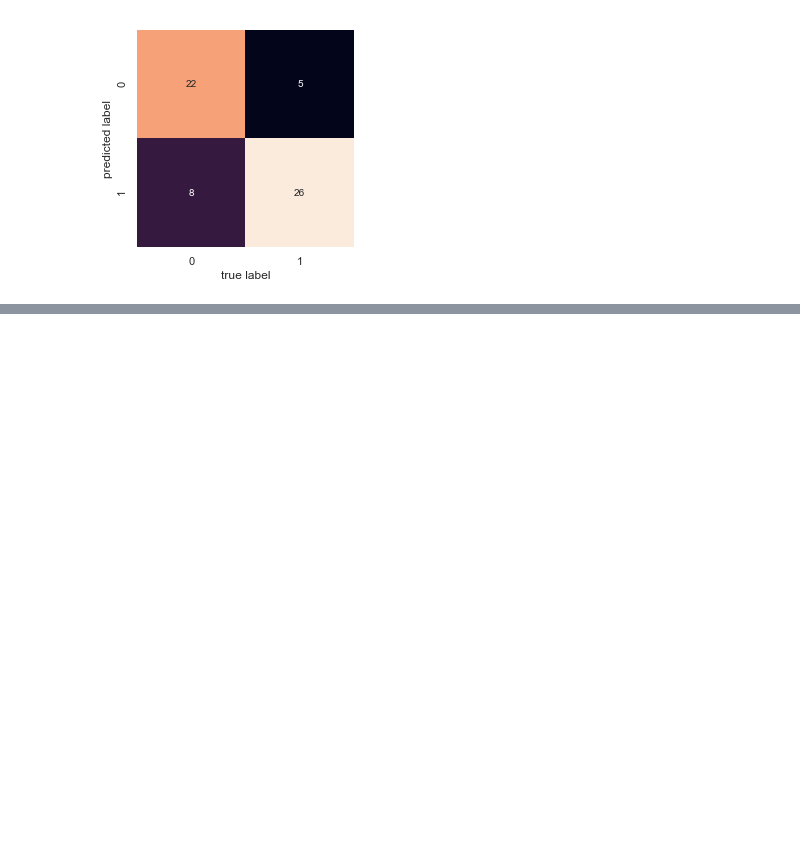
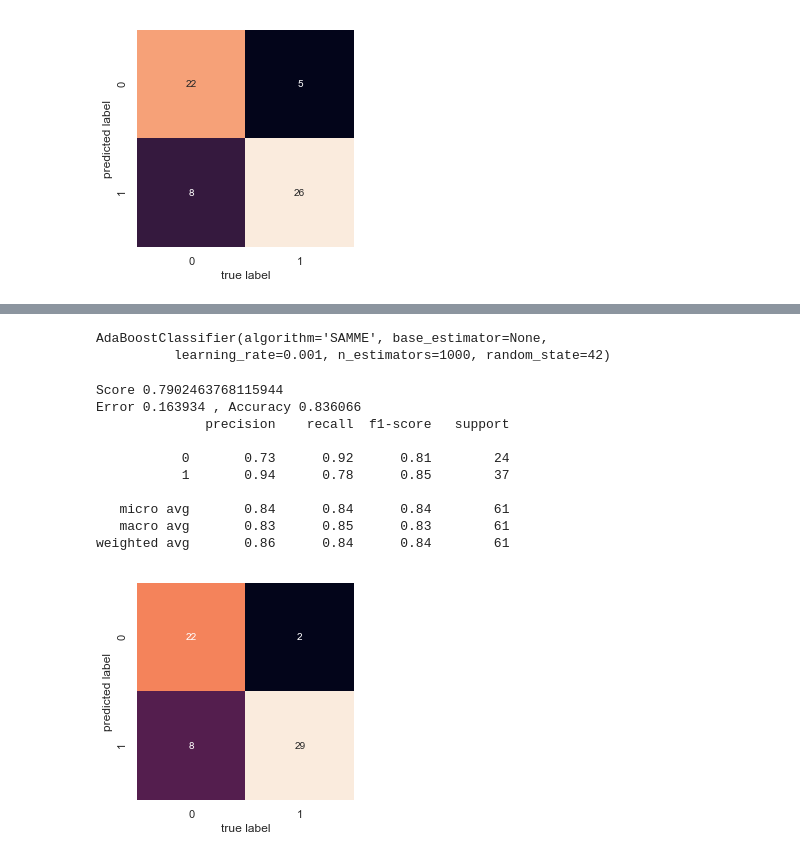
Before and after one commit to wink94/Heart-Disease-Predict, a Jupyter notebook: RandomForest.ipynb, the cells around one changed output, grey strips where cells are left out. Drawn from its saved outputs; the diff is of its cells as text; code cells hidden in the pictures; blank space fills up the shorter version.

Commit message:
random forest done

```diff
--- a/RandomForest.ipynb
+++ b/RandomForest.ipynb
@@ -355,0 +387,39 @@ ValueError: Found input variables with inconsistent numbers of samples: [61, 242
+# %%
+#adaboost classifier for boosting
+adbc = AdaBoostClassifier(n_estimators=1000,algorithm='SAMME',random_state=42,learning_rate=0.001)
+adbc.fit(train_important, train_labels)
+# %% [output]
+AdaBoostClassifier(algorithm='SAMME', base_estimator=None,
+          learning_rate=0.001, n_estimators=1000, random_state=42)
+# %%
+#cross validation score
+scores = cross_val_score(rf, train_important, train_labels,cv=10)
+print("Score {}".format(scores.mean()))
+#prediction
+adb_predictions = adbc.predict(test_important)
+
+#view accuracy of dataset
+error = mean_squared_error(test_labels,adb_predictions)
+accuracy = accuracy_score(test_labels,adb_predictions)
+print("Error %f , Accuracy %f"%(error,accuracy))
+
+#view confusion matrics
+mat = confusion_matrix(test_labels, adb_predictions)
+sns.heatmap(mat.T, square=True, annot=True, fmt='d', cbar=False)
+plt.xlabel('true label')
+plt.ylabel('predicted label');
+
+#view classification report
+print(metrics.classification_report(adb_predictions, test_labels))
+# %% [output]
+Score 0.7902463768115944
+Error 0.163934 , Accuracy 0.836066
+              precision    recall  f1-score   support
+
+           0       0.73      0.92      0.81        24
+           1       0.94      0.78      0.85        37
+
+   micro avg       0.84      0.84      0.84        61
+   macro avg       0.83      0.85      0.83        61
+weighted avg       0.86      0.84      0.84        61
+[figure, added]
```
Also changed, not shown: parts of 5 cells of this notebook.
